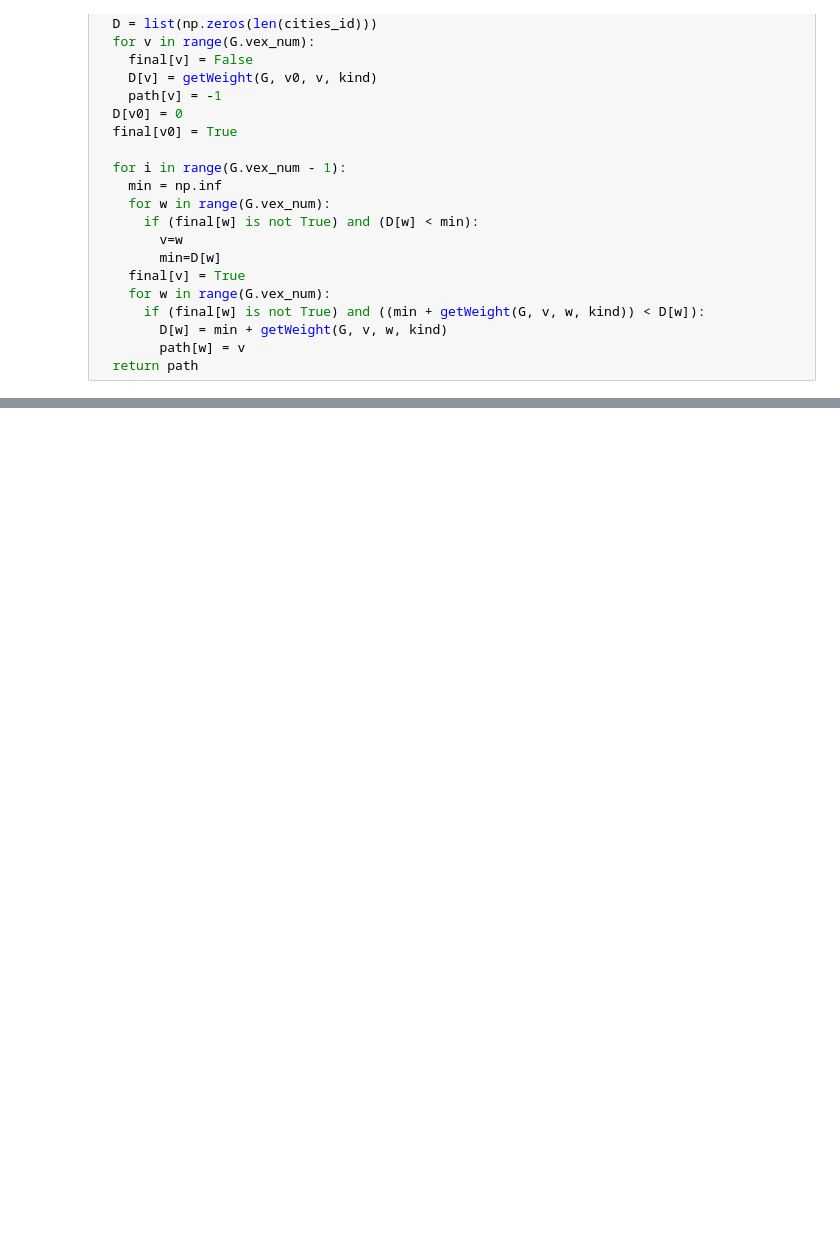
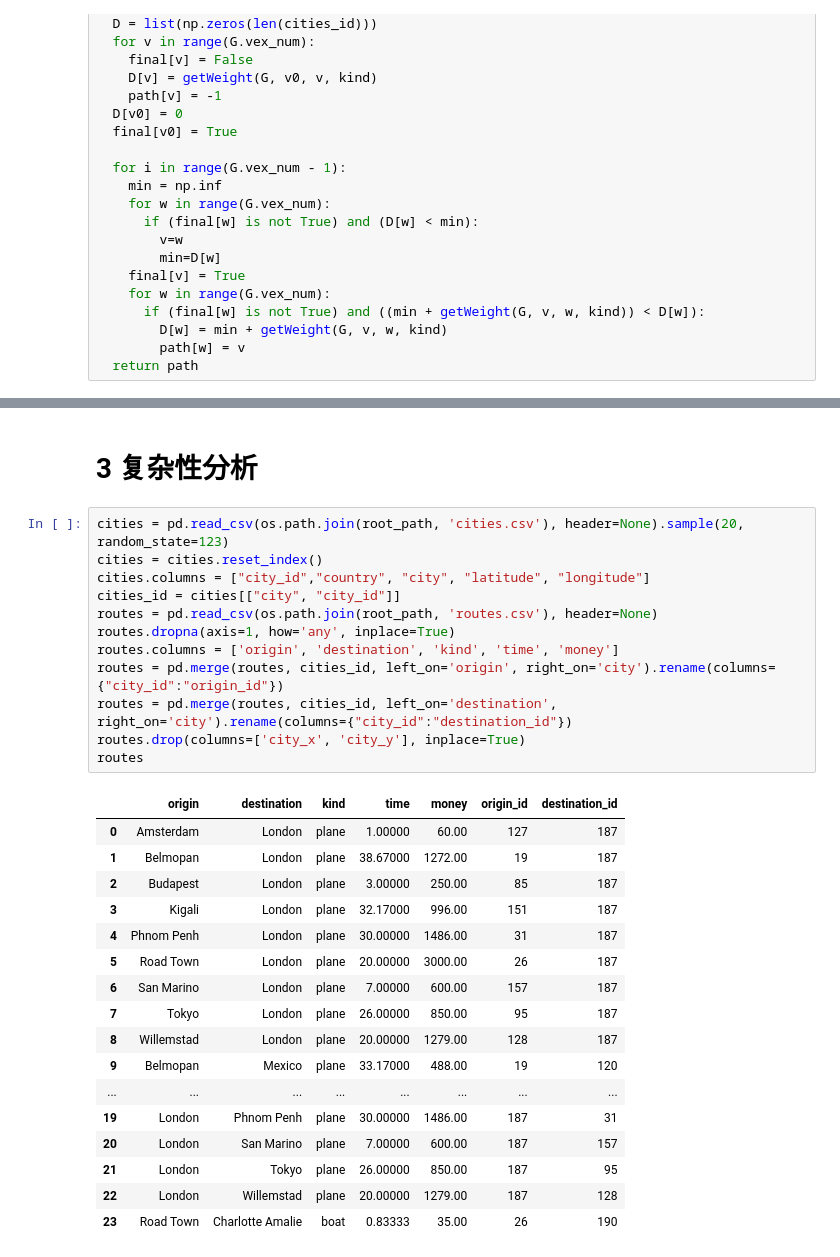
Before and after one commit to zdq1114/Dijkstra, a Jupyter notebook: Dijkstra.ipynb, the cells around one changed output, grey strips where cells are left out. Saved outputs shown, nothing was run; the diff lists cells and outputs as text; blank space fills up the shorter version.

```diff
--- a/Dijkstra.ipynb
+++ b/Dijkstra.ipynb
@@ -201,0 +224,32 @@ London
+# %% [markdown]
+# 3 复杂性分析
+# %%
+cities = pd.read_csv(os.path.join(root_path, 'cities.csv'), header=None).sample(20, random_state=123)
+cities = cities.reset_index()
+cities.columns = ["city_id","country", "city", "latitude", "longitude"]
+cities_id = cities[["city", "city_id"]]
+routes = pd.read_csv(os.path.join(root_path, 'routes.csv'), header=None)
+routes.dropna(axis=1, how='any', inplace=True)
+routes.columns = ['origin', 'destination', 'kind', 'time', 'money']
+routes = pd.merge(routes, cities_id, left_on='origin', right_on='city').rename(columns={"city_id":"origin_id"})
+routes = pd.merge(routes, cities_id, left_on='destination', right_on='city').rename(columns={"city_id":"destination_id"})
+routes.drop(columns=['city_x', 'city_y'], inplace=True)
+routes
+# %% [output]
+|  | origin | destination | kind | time | money | origin_id | destination_id |
+| 0 | Amsterdam | London | plane | 1.00000 | 60.00 | 127 | 187 |
+| 1 | Belmopan | London | plane | 38.67000 | 1272.00 | 19 | 187 |
+| 2 | Budapest | London | plane | 3.00000 | 250.00 | 85 | 187 |
+| 3 | Kigali | London | plane | 32.17000 | 996.00 | 151 | 187 |
+| 4 | Phnom Penh | London | plane | 30.00000 | 1486.00 | 31 | 187 |
+| 5 | Road Town | London | plane | 20.00000 | 3000.00 | 26 | 187 |
+| 6 | San Marino | London | plane | 7.00000 | 600.00 | 157 | 187 |
+| 7 | Tokyo | London | plane | 26.00000 | 850.00 | 95 | 187 |
+| 8 | Willemstad | London | plane | 20.00000 | 1279.00 | 128 | 187 |
+| 9 | Belmopan | Mexico | plane | 33.17000 | 488.00 | 19 | 120 |
+| ... | ... | ... | ... | ... | ... | ... | ... |
+| 19 | London | Phnom Penh | plane | 30.00000 | 1486.00 | 187 | 31 |
+| 20 | London | San Marino | plane | 7.00000 | 600.00 | 187 | 157 |
+| 21 | London | Tokyo | plane | 26.00000 | 850.00 | 187 | 95 |
+| 22 | London | Willemstad | plane | 20.00000 | 1279.00 | 187 | 128 |
+| 23 | Road Town | Charlotte Amalie | boat | 0.83333 | 35.00 | 26 | 190 |
```
Also changed, not shown: parts of 10 cells of this notebook.
